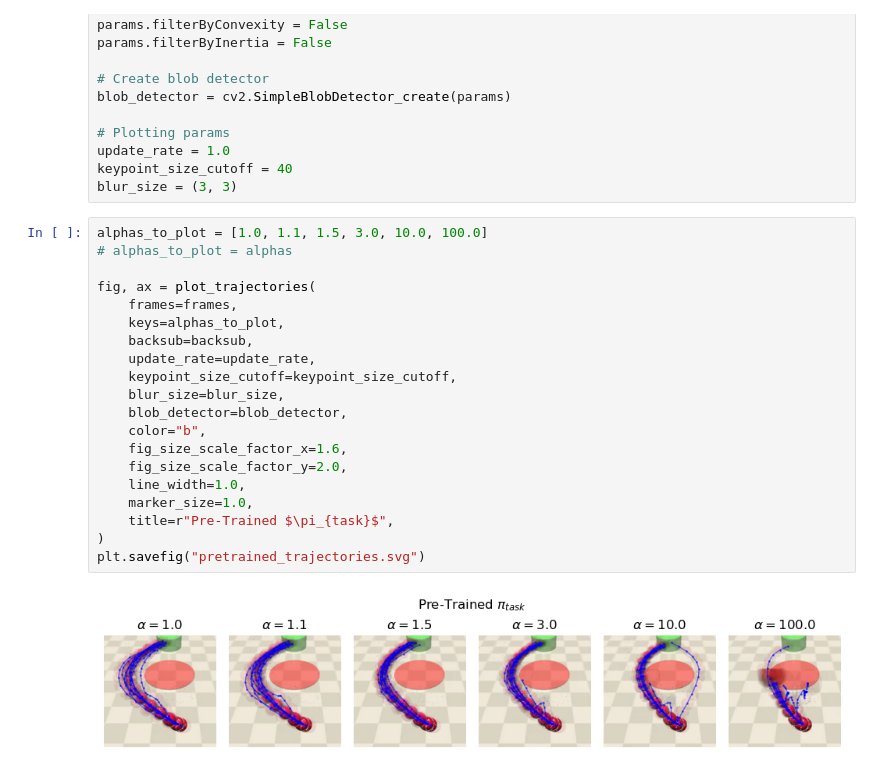
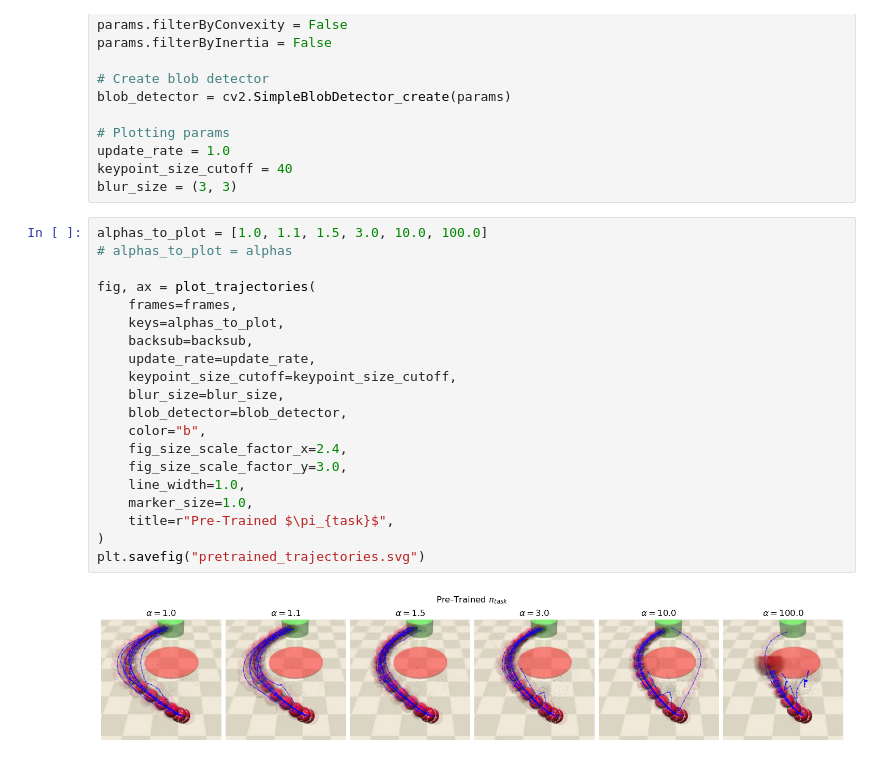
Before and after one commit to JacquesCloete/sport, a Jupyter notebook: notebooks/envs/episode_trajectory_distribution_visualization.ipynb, the cells around one changed output. Cells and saved outputs as stored; diff of their text form.

```diff
--- a/notebooks/envs/episode_trajectory_distribution_visualization.ipynb
+++ b/notebooks/envs/episode_trajectory_distribution_visualization.ipynb
@@ -256,25 +256,25 @@ blur_size = (3, 3)
 # %%
 alphas_to_plot = [1.0, 1.1, 1.5, 3.0, 10.0, 100.0]
 # alphas_to_plot = alphas
 
 fig, ax = plot_trajectories(
     frames=frames,
     keys=alphas_to_plot,
     backsub=backsub,
     update_rate=update_rate,
     keypoint_size_cutoff=keypoint_size_cutoff,
     blur_size=blur_size,
     blob_detector=blob_detector,
     color="b",
-    fig_size_scale_factor_x=1.6,
-    fig_size_scale_factor_y=2.0,
+    fig_size_scale_factor_x=2.4,
+    fig_size_scale_factor_y=3.0,
     line_width=1.0,
     marker_size=1.0,
     title=r"Pre-Trained $\pi_{task}$",
 )
 plt.savefig("pretrained_trajectories.svg")
 # %% [output]
-[figure, old version]
+[figure, new version]
 # %%
 fig, ax = plot_trajectories(
     frames=frames_alpha_task,
```
Also changed, not shown: parts of 2 cells of this notebook.
